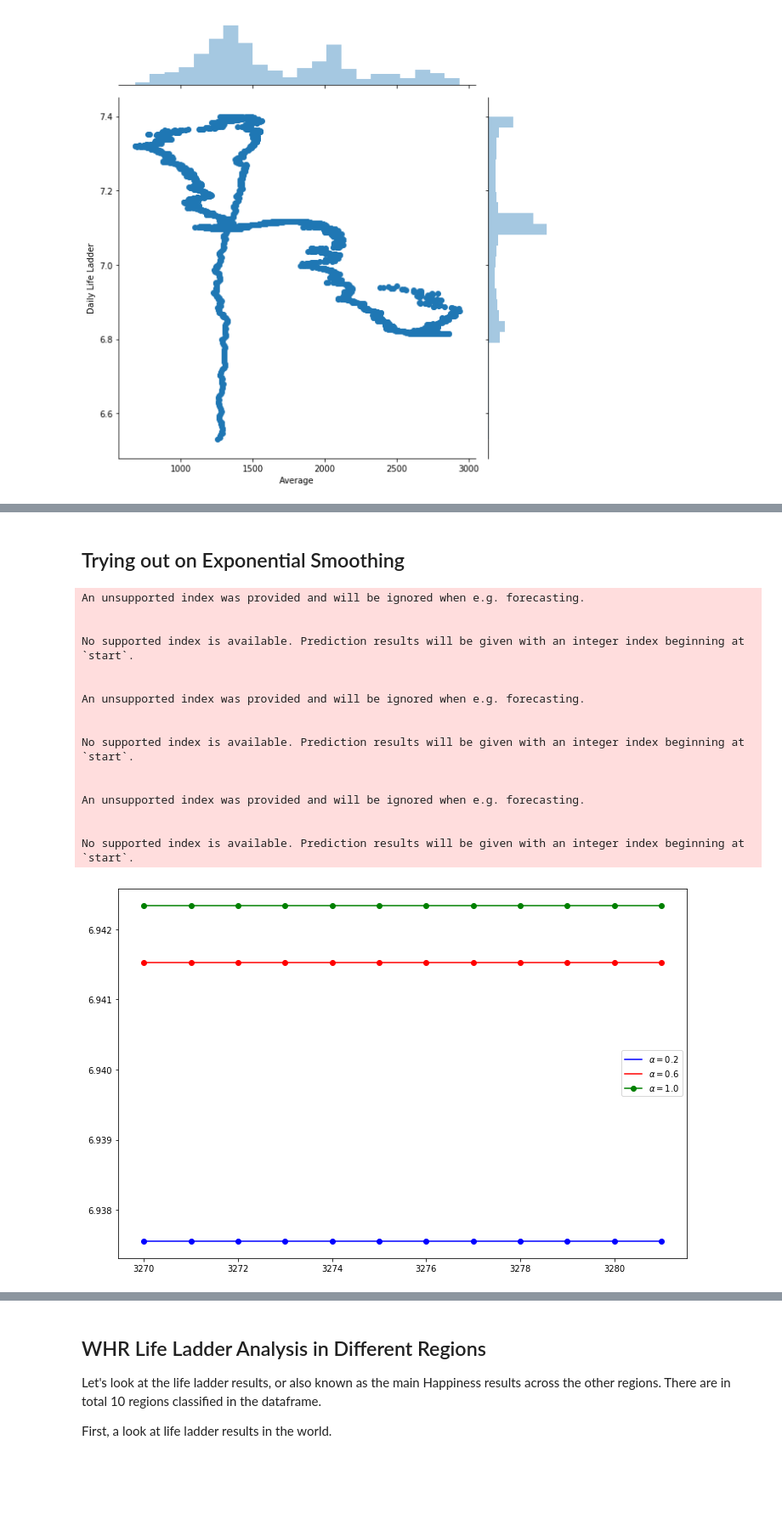
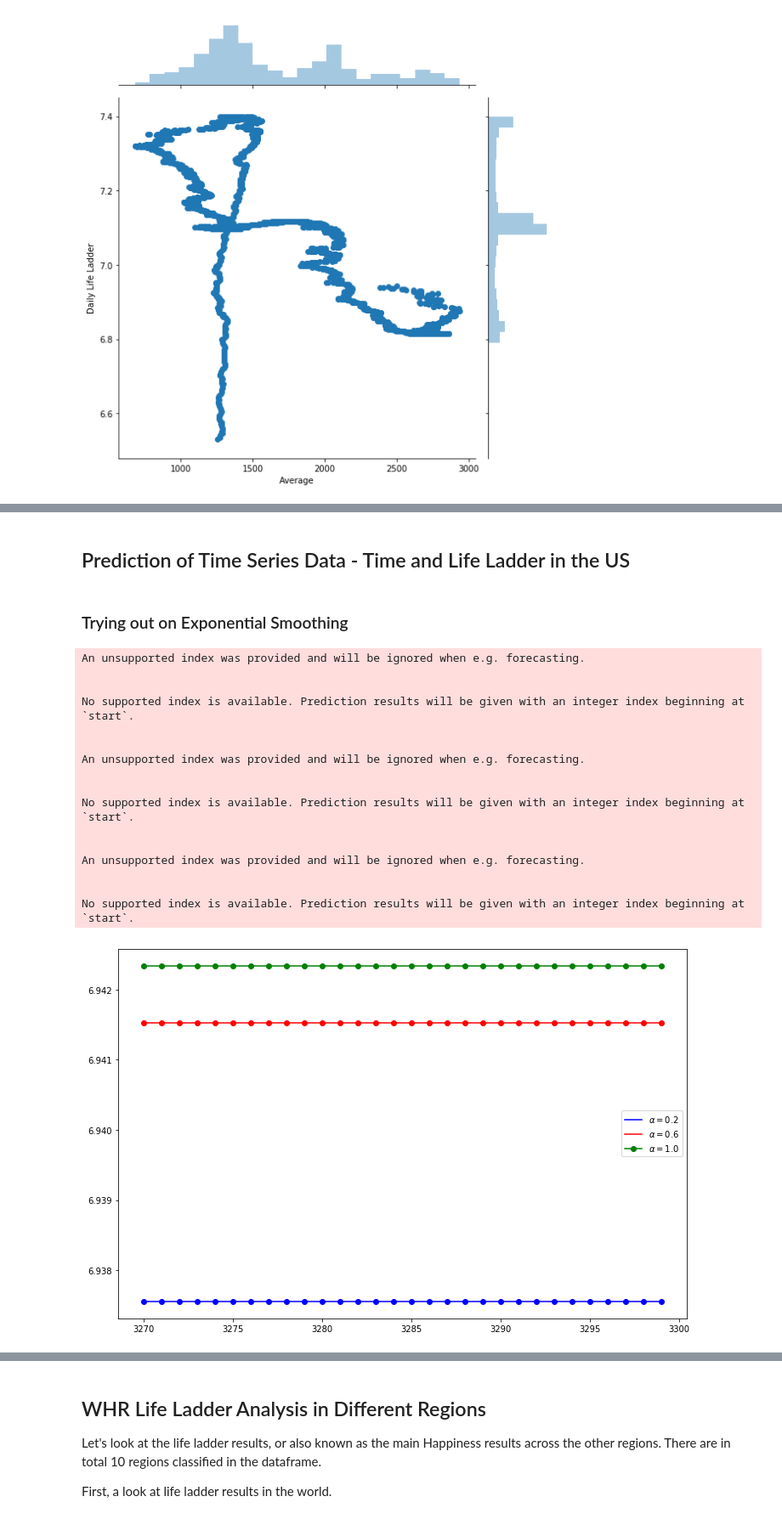
Before and after one commit to Teo-KJ/CZ1015-Data-Science---AI-Mini-Project, a Jupyter notebook: WHR Explore - In depth Analysis.ipynb, the cells around one changed output, grey strips where cells are left out. Shown at 85% size. Cells and saved outputs as stored; diff of their text form; code cells hidden in the pictures; blank space fills up the shorter version.

```diff
--- a/WHR Explore - In depth Analysis.ipynb
+++ b/WHR Explore - In depth Analysis.ipynb
@@ -522,5 +528,7 @@ iplot(data)
 # %% [output]
 Comparing between Average Stocks and Happiness Result in the US
 [interactive output not drawn]
+# %% [markdown]
+## Prediction of Time Series Data - Time and Life Ladder in the US
 # %% [markdown]
-## Trying out on Exponential Smoothing
+### Trying out on Exponential Smoothing
@@ -530,42 +536,42 @@ from statsmodels.tsa.api import ExponentialSmoothing, SimpleExpSmoothing, Holt
 plt.figure(figsize=(12,8))
 # Simple Exponential Smoothing
 fit1 = SimpleExpSmoothing(Values_for_13yr).fit(smoothing_level=0.2,optimized=False)
-fcast1 = fit1.forecast(12).rename(r'$\alpha=0.2$')
+fcast1 = fit1.forecast(30).rename(r'$\alpha=0.2$')
 # plot
 fcast1.plot(marker='o', color='blue', legend=True)
 # fit1.fittedvalues.plot(marker='o',  color='blue')
 
 fit2 = SimpleExpSmoothing(Values_for_13yr).fit(smoothing_level=0.6,optimized=False)
-fcast2 = fit2.forecast(12).rename(r'$\alpha=0.6$')
+fcast2 = fit2.forecast(30).rename(r'$\alpha=0.6$')
 # plot
 fcast2.plot(marker='o', color='red', legend=True)
 # fit2.fittedvalues.plot(marker='o', color='red')
 
 fit3 = SimpleExpSmoothing(Values_for_13yr).fit()
-fcast3 = fit3.forecast(12).rename(r'$\alpha=%s$'%fit3.model.params['smoothing_level'])
+fcast3 = fit3.forecast(30).rename(r'$\alpha=%s$'%fit3.model.params['smoothing_level'])
 # plot
 fcast3.plot(marker='o', color='green', legend=True)
 # fit3.fittedvalues.plot(marker='o', color='green')
 
 plt.show()
 # %% [output]
 An unsupported index was provided and will be ignored when e.g. forecasting.
 
 
 No supported index is available. Prediction results will be given with an integer index beginning at `start`.
 
 
 An unsupported index was provided and will be ignored when e.g. forecasting.
 
 
 No supported index is available. Prediction results will be given with an integer index beginning at `start`.
 
 
 An unsupported index was provided and will be ignored when e.g. forecasting.
 
 
 No supported index is available. Prediction results will be given with an integer index beginning at `start`.
-[figure, old version]
+[figure, new version]
 # %%
 plt.figure(figsize=(12,8))
 fit1 = Holt(LLwithStocks['Daily Life Ladder']).fit(smoothing_level=0.8, smoothing_slope=0.2, optimized=False)
```
Also changed, not shown: parts of 17 cells of this notebook.
